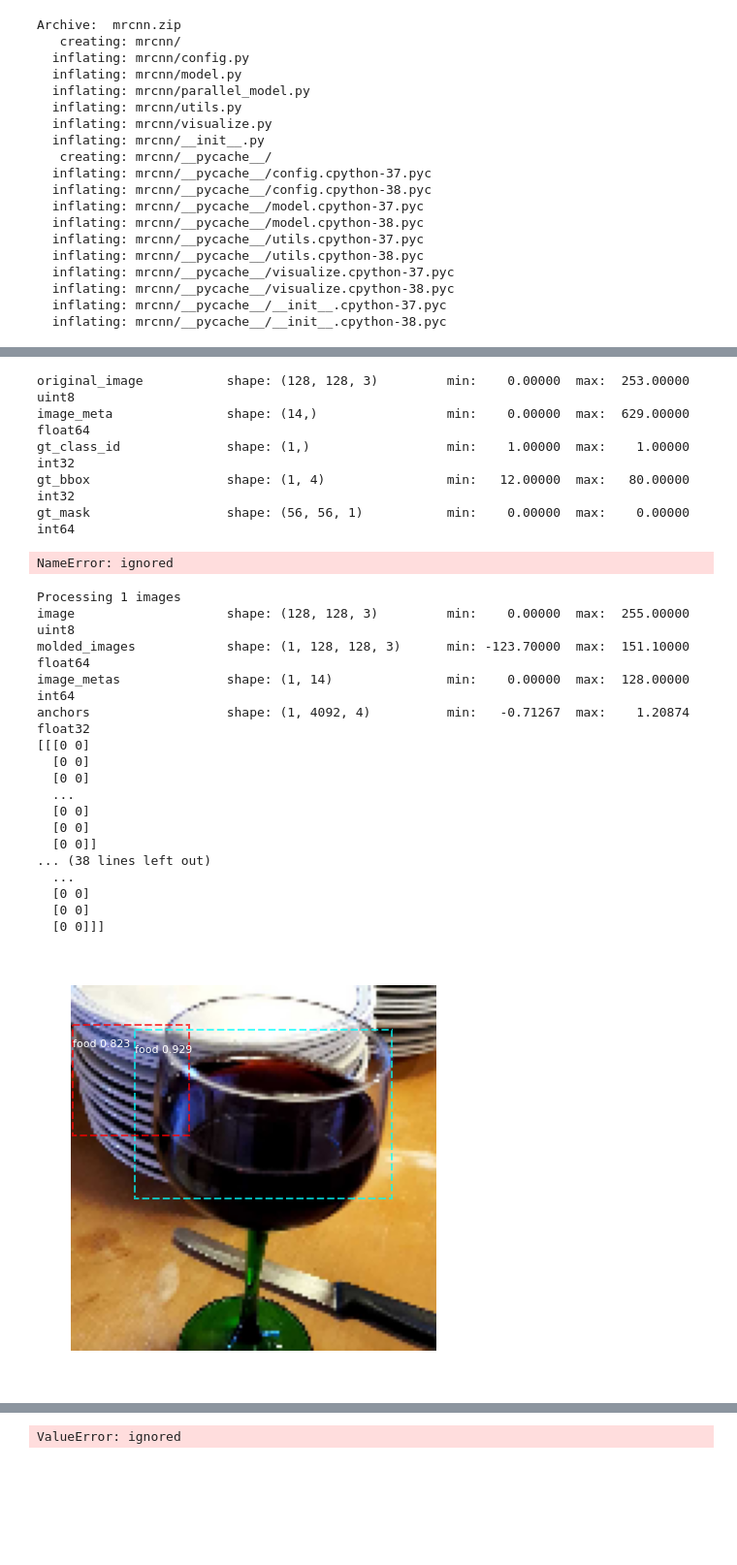
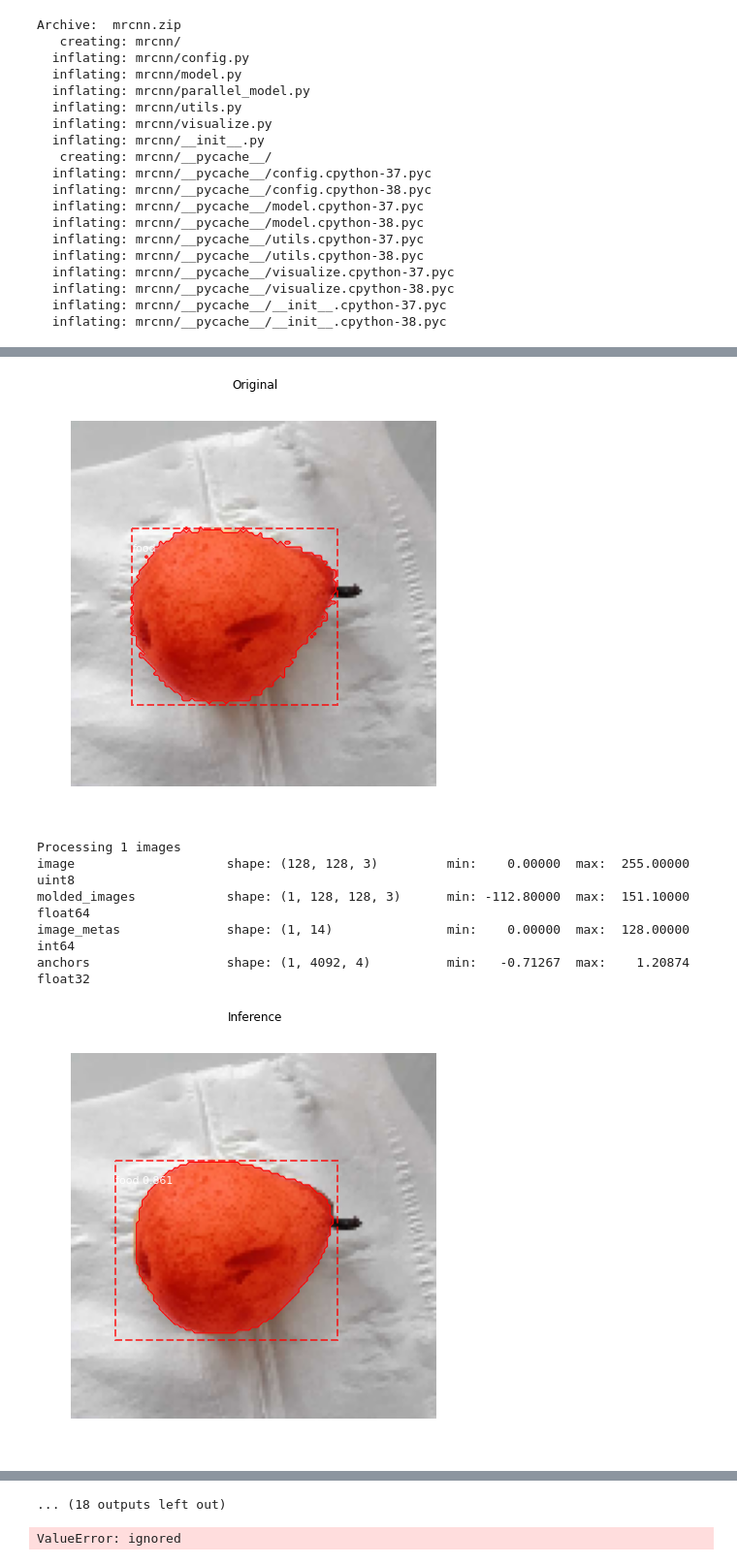
Before and after one commit to masc-it/ML, a Jupyter notebook: Segmentation/mask_rcnn_tf2.ipynb, the cells around one changed output, grey strips where cells are left out. Shown at 97% size. Drawn from its saved outputs; the diff is of its cells as text; code cells hidden in the pictures; blank space fills up the shorter version.

Commit message:
config fixes, tf-gpu

```diff
--- a/Segmentation/mask_rcnn_tf2.ipynb
+++ b/Segmentation/mask_rcnn_tf2.ipynb
@@ -81,7 +123,7 @@ class CustomConfig(Config):
     # Train on 1 GPU and 8 images per GPU. We can put multiple images on each
     # GPU because the images are small. Batch size is 8 (GPUs * images/GPU).
     GPU_COUNT = 1
-    IMAGES_PER_GPU = 16
+    IMAGES_PER_GPU = 8
 
     # Number of classes (including background)
     NUM_CLASSES = 1 + 1  # background + 3 shapes
@@ -96,8 +138,8 @@ class CustomConfig(Config):
 
     # Reduce training ROIs per image because the images are small and have
     # few objects. Aim to allow ROI sampling to pick 33% positive ROIs.
-    TRAIN_ROIS_PER_IMAGE = 32
-
+    TRAIN_ROIS_PER_IMAGE = 100
+    MINI_MASK_SHAPE = (128,128)
     # Use a small epoch since the data is simple
     STEPS_PER_EPOCH = 20
 
@@ -172,9 +214,9 @@ class CustomDataset(utils.Dataset):
         info = self.image_info[image_id]
         orig_img = cv2.imread(info["path"])
         orig_img = cv2.cvtColor(orig_img, cv2.COLOR_BGR2RGB)
-        # resized_img = cv2.resize(orig_img, (self.w, self.h))
+        resized_img = cv2.resize(orig_img, (self.w, self.h))
 
-        return orig_img
+        return resized_img
 
     def image_reference(self, image_id):
         """Return the shapes data of the image."""
@@ -194,9 +236,9 @@ class CustomDataset(utils.Dataset):
 
         orig_mask = cv2.imread(mask_path, cv2.IMREAD_GRAYSCALE)
 
-        # resized_mask = cv2.resize(orig_mask, (self.w, self.h))
+        resized_mask = cv2.resize(orig_mask, (self.w, self.h))
 
-        masks.append(orig_mask)
+        masks.append(resized_mask)
 
         class_id = 1 # self.map_source_class_id(info['class_'])
 
@@ -251,7 +293,7 @@ elif init_with == "last":
 # which layers to train by name pattern.
 model.train(dataset_train, dataset_val,
                 learning_rate=config.LEARNING_RATE,
-                epochs=2,
+                epochs=10,
                 layers='heads')
 # %% [output]
 Starting at epoch 0. LR=0.001
@@ -300,47 +342,22 @@ Re-starting from epoch 2
-# %%
-# Test on a random image
-image_id = random.choice(dataset_val.image_ids)
-original_image, image_meta, gt_class_id, gt_bbox, gt_mask = modellib.load_image_gt(dataset_val, inference_config, image_id)
-# %%
-
-log("original_image", original_image)
-log("image_meta", image_meta)
-log("gt_class_id", gt_class_id)
-log("gt_bbox", gt_bbox)
-log("gt_mask", gt_mask)
-
-visualize.display_instances(original_image, gt_bbox, m, gt_class_id,
-                            dataset_train.class_names, figsize=(8, 8))
-# %% [output]
-original_image           shape: (128, 128, 3)         min:    0.00000  max:  253.00000  uint8
-image_meta               shape: (14,)                 min:    0.00000  max:  629.00000  float64
-gt_class_id              shape: (1,)                  min:    1.00000  max:    1.00000  int32
-gt_bbox                  shape: (1, 4)                min:   12.00000  max:   80.00000  int32
-gt_mask                  shape: (56, 56, 1)           min:    0.00000  max:    0.00000  int64
-NameError: ignored
 # %%
-results = model_inf.detect([original_image], verbose=1)
+# Test on random images
+image_ids = np.random.choice(dataset_val.image_ids, 10)
 
-r = results[0]
-print(r['masks'])
-visualize.display_instances(original_image, r['rois'], r['masks'], r['class_ids'],
-                            dataset_val.class_names, r['scores'], ax=get_ax(), show_mask=True)
+for img_id in image_ids:
+  original_image, image_meta, gt_class_id, gt_bbox, gt_mask = modellib.load_image_gt(dataset_val, inference_config, img_id)
+  visualize.display_instances(original_image, gt_bbox, gt_mask, gt_class_id,
+                            dataset_train.class_names, figsize=(8, 8), title="Original")
+  results = model_inf.detect([original_image], verbose=1)
+
+  r = results[0]
+  # print(r['masks'])
+  visualize.display_instances(original_image, r['rois'], r['masks'], r['class_ids'],
+                              dataset_val.class_names, r['scores'], ax=get_ax(),  title="Inference")
 # %% [output]
+[figure, new version]
 Processing 1 images
 image                    shape: (128, 128, 3)         min:    0.00000  max:  255.00000  uint8
-molded_images            shape: (1, 128, 128, 3)      min: -123.70000  max:  151.10000  float64
+molded_images            shape: (1, 128, 128, 3)      min: -112.80000  max:  151.10000  float64
 image_metas              shape: (1, 14)               min:    0.00000  max:  128.00000  int64
 anchors                  shape: (1, 4092, 4)          min:   -0.71267  max:    1.20874  float32
-[[[0 0]
-  [0 0]
-  [0 0]
-  ...
-  [0 0]
-  [0 0]
-  [0 0]]
-... (38 lines left out)
-  ...
-  [0 0]
-  [0 0]
-  [0 0]]]
-[figure, old version]
+[figure, added]
@@ -347,3 +385,4 @@ anchors                  shape: (1, 4092, 4)          min:   -0.71267  max:    1
+... (18 outputs left out)
 # %%
 # Compute VOC-Style mAP @ IoU=0.5
 # Running on 10 images. Increase for better accuracy.
```
Also changed, not shown: parts of 9 cells of this notebook.
